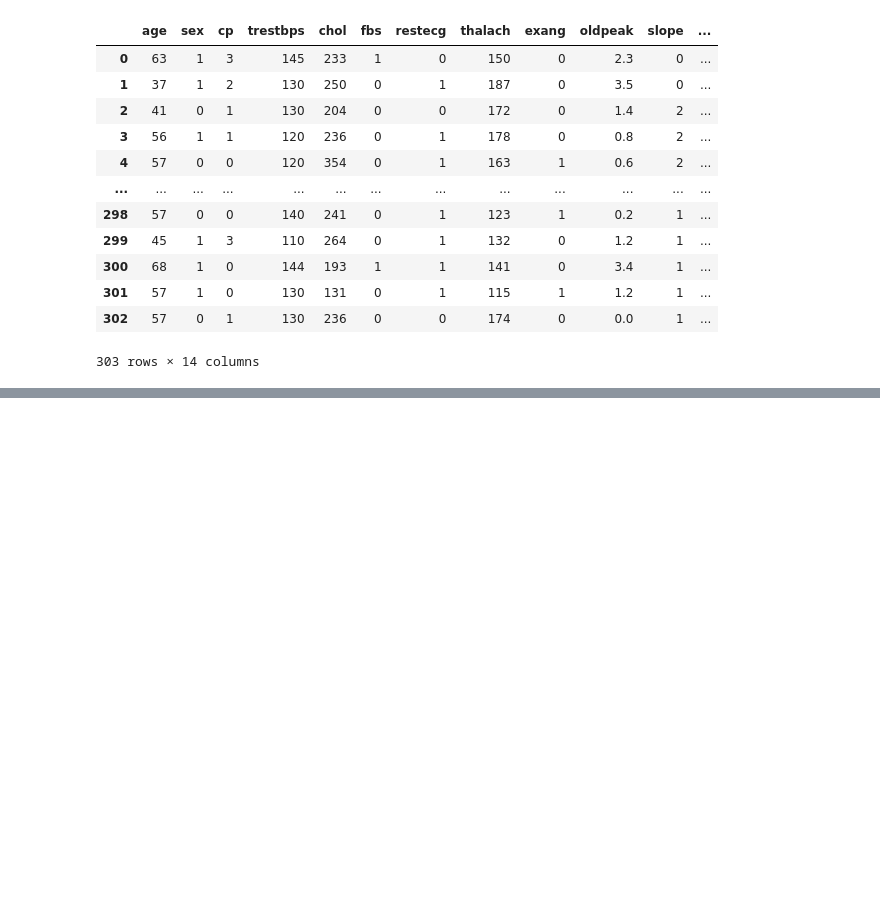
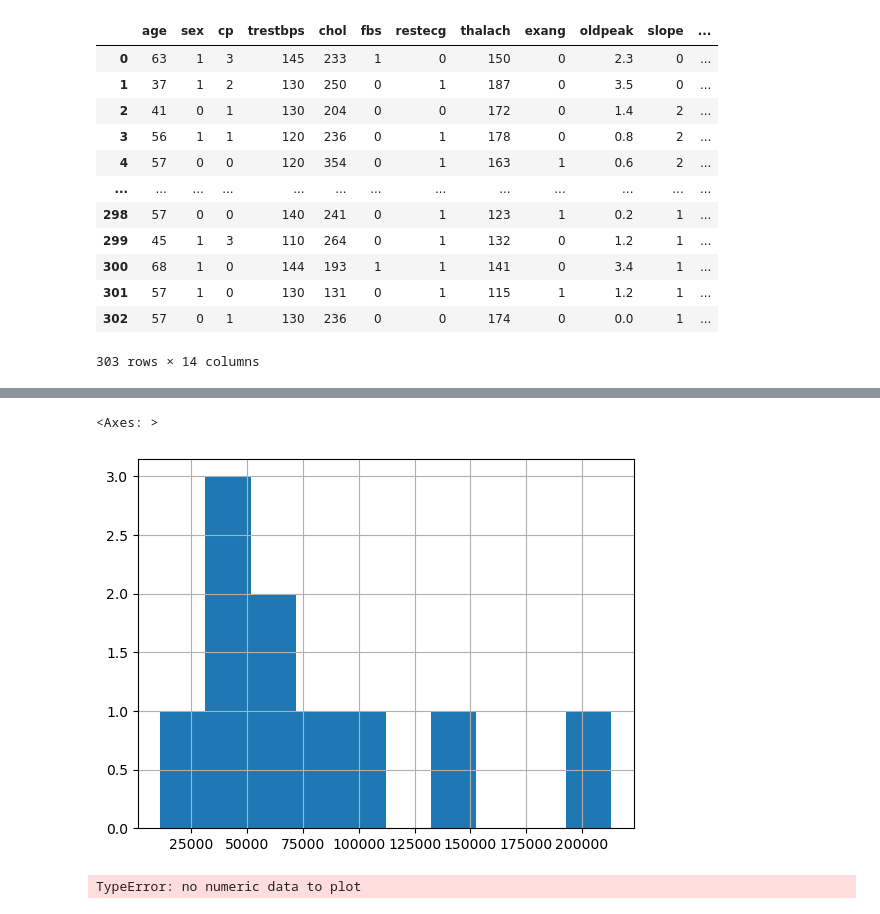
Before and after one commit to dcangundogan/pandaslearn, a Jupyter notebook: introPandas.ipynb, the cells around one changed output, grey strips where cells are left out. Saved outputs shown, nothing was run; the diff lists cells and outputs as text; code cells hidden in the pictures; blank space fills up the shorter version.

```diff
--- a/introPandas.ipynb
+++ b/introPandas.ipynb
@@ -72,0 +92,9 @@ heart_disease.to_csv("kalp_hastaliklari",index=False)
+# %%
+car_sales["Odometer (KM)"].hist()
+# %% [output]
+<Axes: >
+[figure, added]
+# %%
+car_sales["Price"].plot()
+# %% [output]
+TypeError: no numeric data to plot
```
Also changed, not shown: parts of 32 cells of this notebook, 1 other file.
